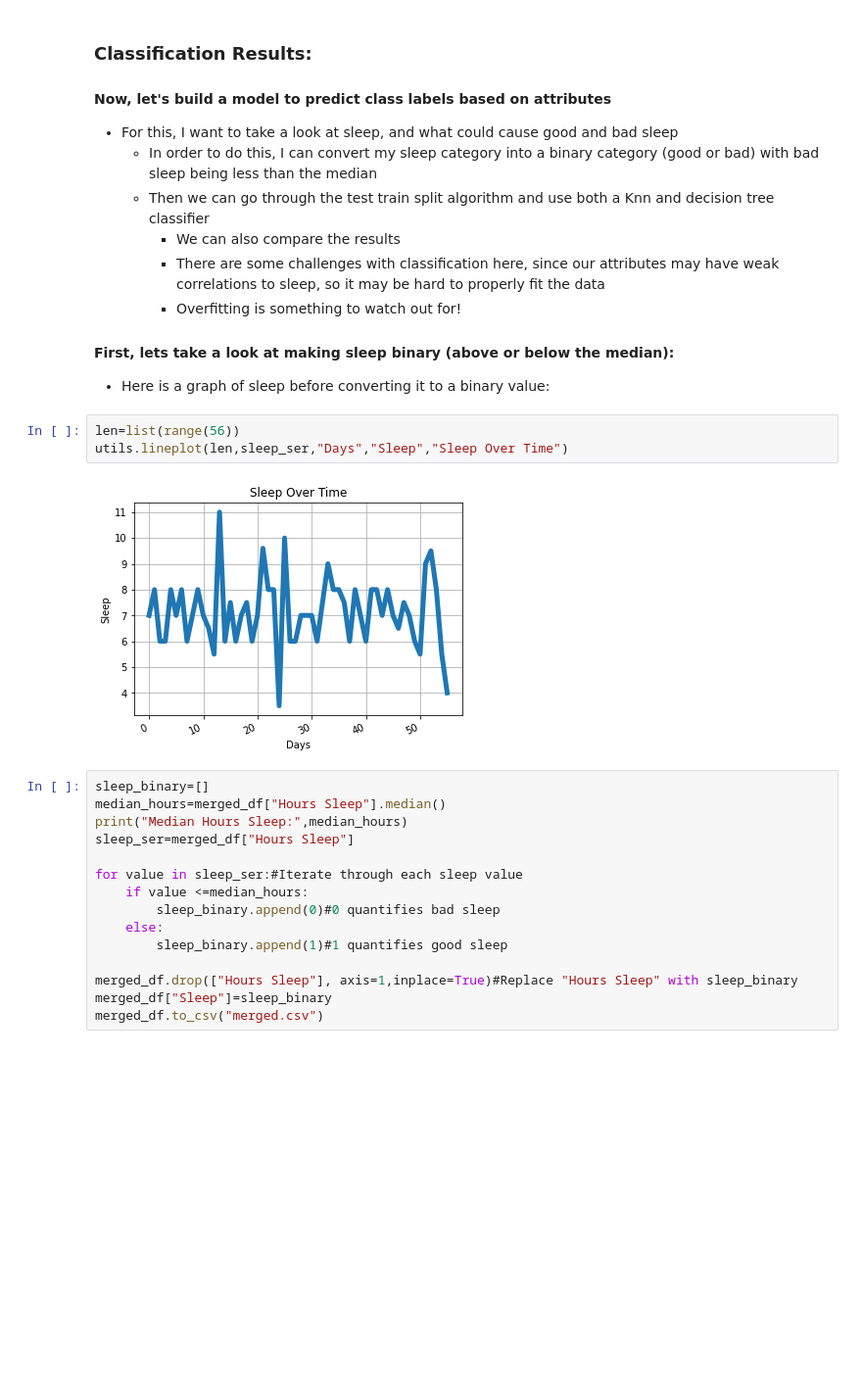
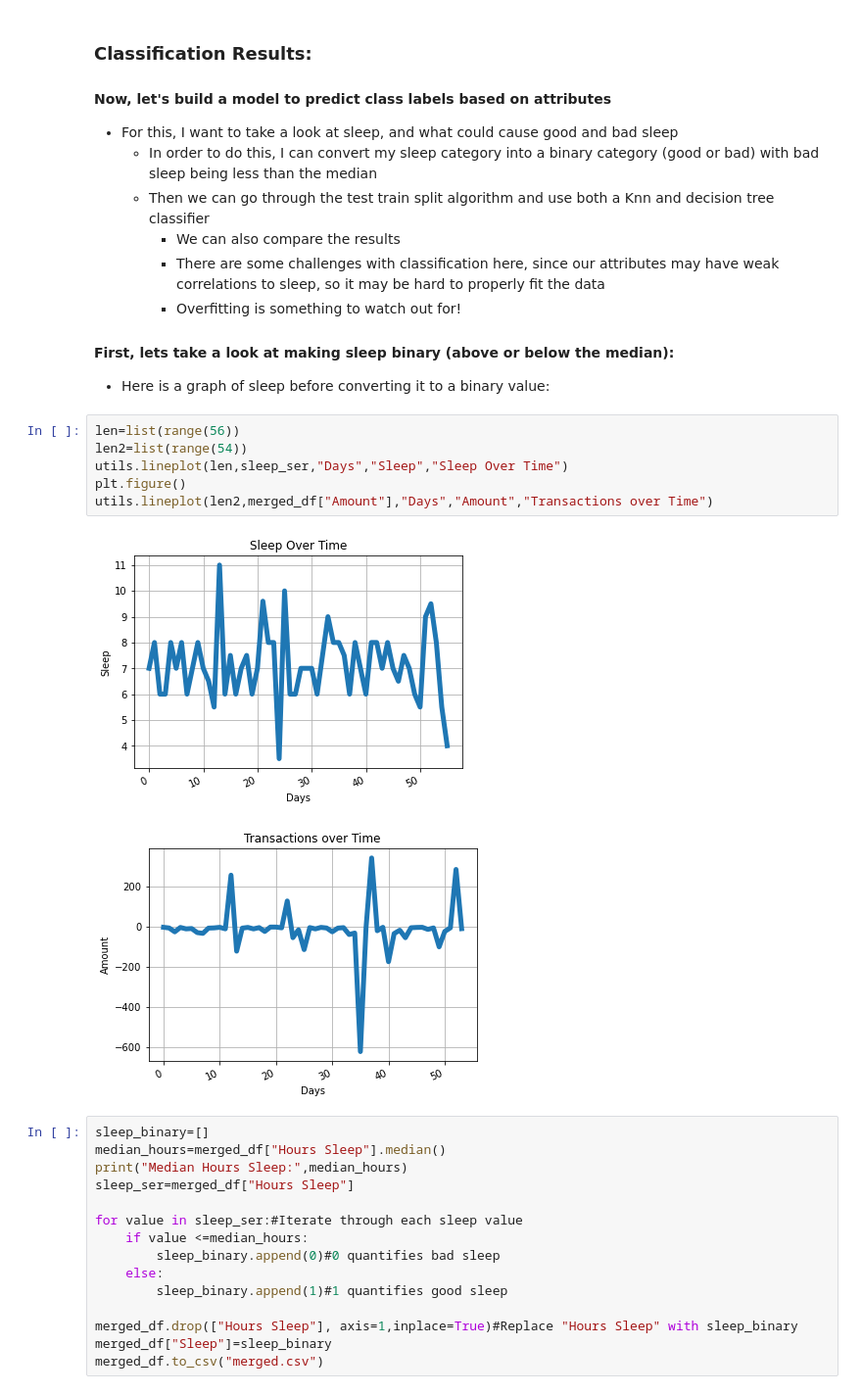
Before and after one commit to rbrodhead/Project-CPSC222, a Jupyter notebook: project copy.ipynb, the cells around one changed output. Shown at 98% size. Drawn from its saved outputs; the diff is of its cells as text; blank space fills up the shorter version.

Commit message:
added transactions plot

```diff
--- a/project copy.ipynb
+++ b/project copy.ipynb
@@ -176,9 +176,13 @@ T computed: -0.8958280175293672 , p: 0.3964987549311927
 * Here is a graph of sleep before converting it to a binary value:
 # %%
 len=list(range(56))
+len2=list(range(54))
 utils.lineplot(len,sleep_ser,"Days","Sleep","Sleep Over Time")
+plt.figure()
+utils.lineplot(len2,merged_df["Amount"],"Days","Amount","Transactions over Time")
 # %% [output]
 [figure]
+[figure, added]
 # %%
 sleep_binary=[]
 median_hours=merged_df["Hours Sleep"].median()
```
Also changed, not shown: parts of 1 cell of this notebook.
